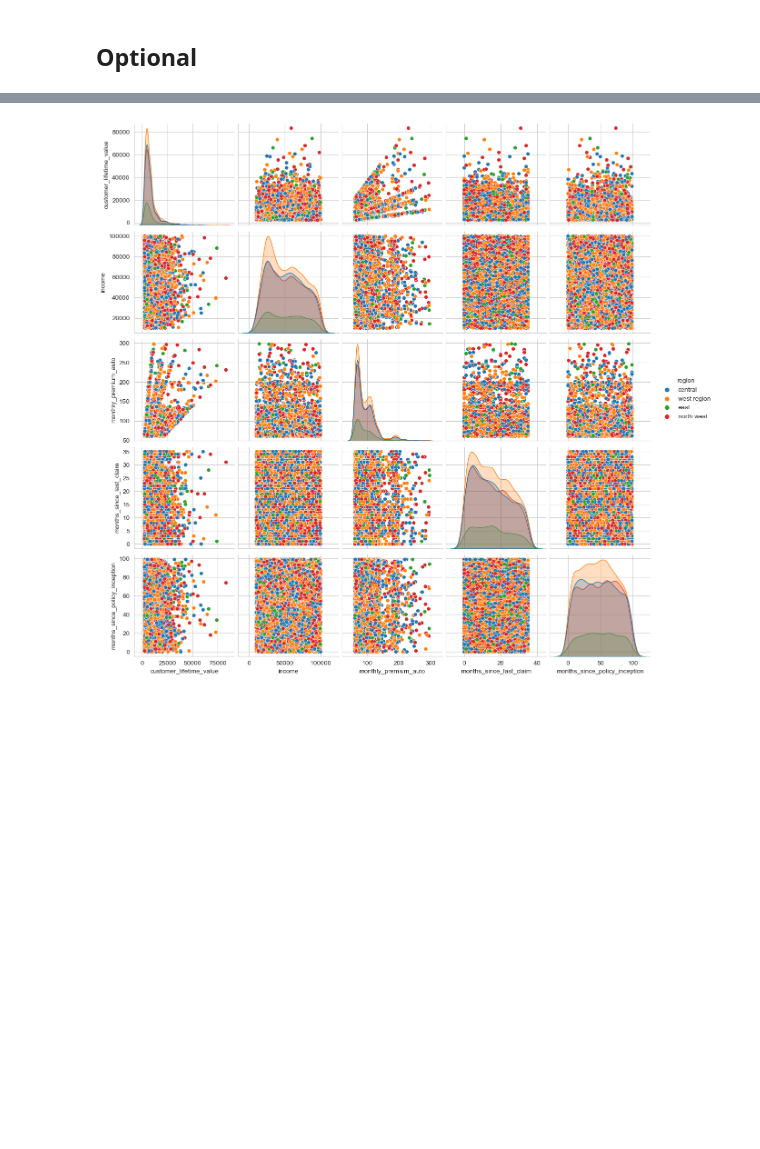
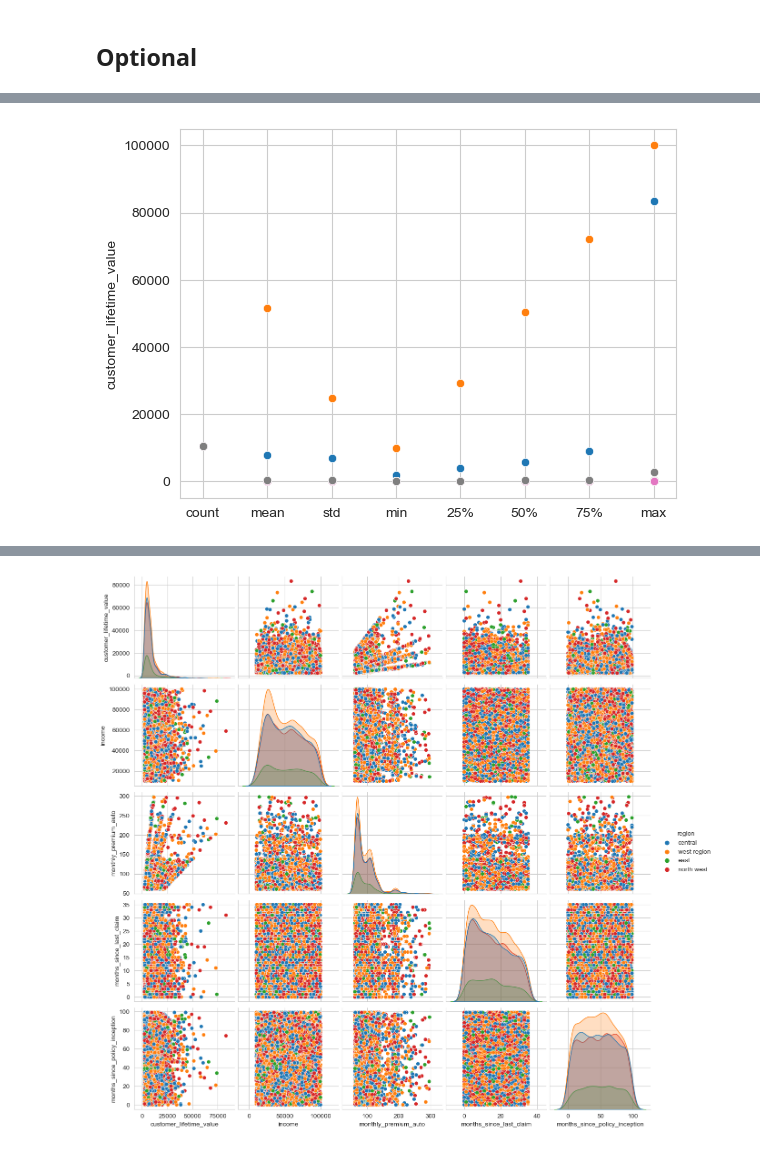
Before and after one commit to Phylanxy/Labs, a Jupyter notebook: week 2/Day 2/Lab_EDA.ipynb, the cells around one changed output, grey strips where cells are left out. Drawn from its saved outputs; the diff is of its cells as text; code cells hidden in the pictures; blank space fills up the shorter version.

```diff
--- a/week 2/Day 2/Lab_EDA.ipynb
+++ b/week 2/Day 2/Lab_EDA.ipynb
@@ -144,3 +154,14 @@ df_cat.describe()
+# %%
+fig = sns.figure(figsize=5,5)
+
+for i, col in enumerate(num_cols):
+    np.arange(len(num_cols))
+    plt.subplot(i,i)
+    _=sns.scatterplot(data=df_num[col].describe())
+
+plt.show()
+# %% [output]
+[figure, added]
 # %%
 grouped_data = df_cat.groupby(['education','location_code']).count().reset_index()
 # %%
```
Also changed, not shown: parts of 4 cells of this notebook.
